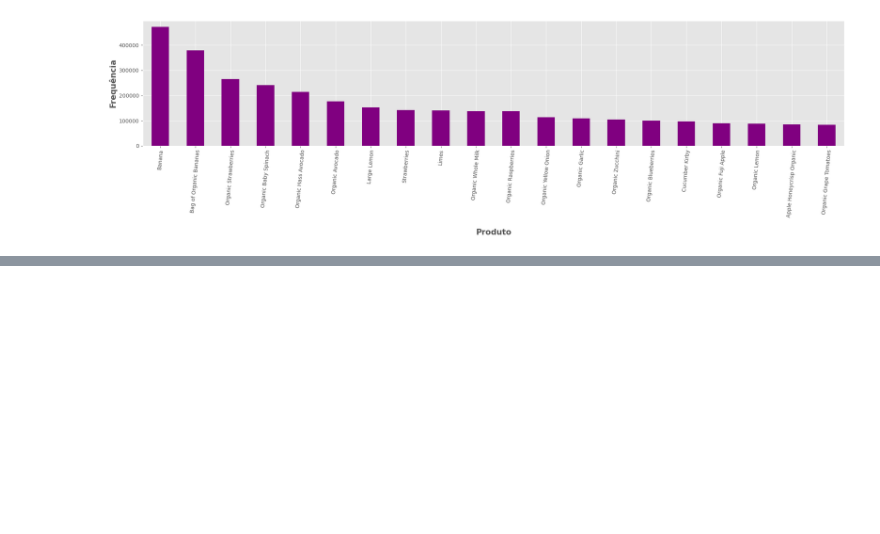
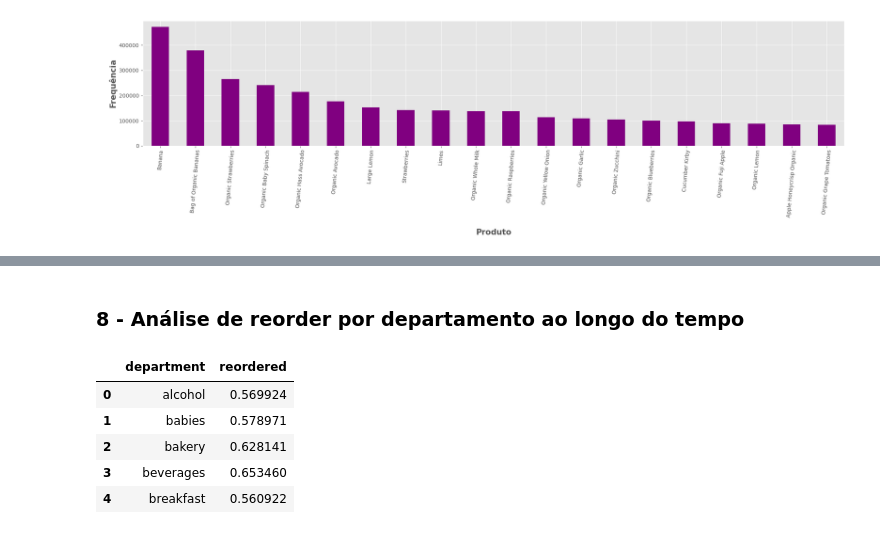
Before and after one commit to leojutsu/analise_de_dados, a Jupyter notebook: Projeto6.ipynb, the cells around one changed output, grey strips where cells are left out. Cells and saved outputs as stored; diff of their text form; code cells hidden in the pictures; blank space fills up the shorter version.

```diff
--- a/Projeto6.ipynb
+++ b/Projeto6.ipynb
@@ -687,0 +733,13 @@ plt.show()
+# %% [markdown]
+### 8 - Análise de reorder por departamento ao longo do tempo
+# %%
+# Agrupando os dados por departamento e reorder
+df_temp2 = dados_transacoes.groupby(["department"])["reordered"].aggregate("mean").reset_index()
+df_temp2.head()
+# %% [output]
+|  | department | reordered |
+| 0 | alcohol | 0.569924 |
+| 1 | babies | 0.578971 |
+| 2 | bakery | 0.628141 |
+| 3 | beverages | 0.653460 |
+| 4 | breakfast | 0.560922 |
```
Also changed, not shown: parts of 15 cells of this notebook.
